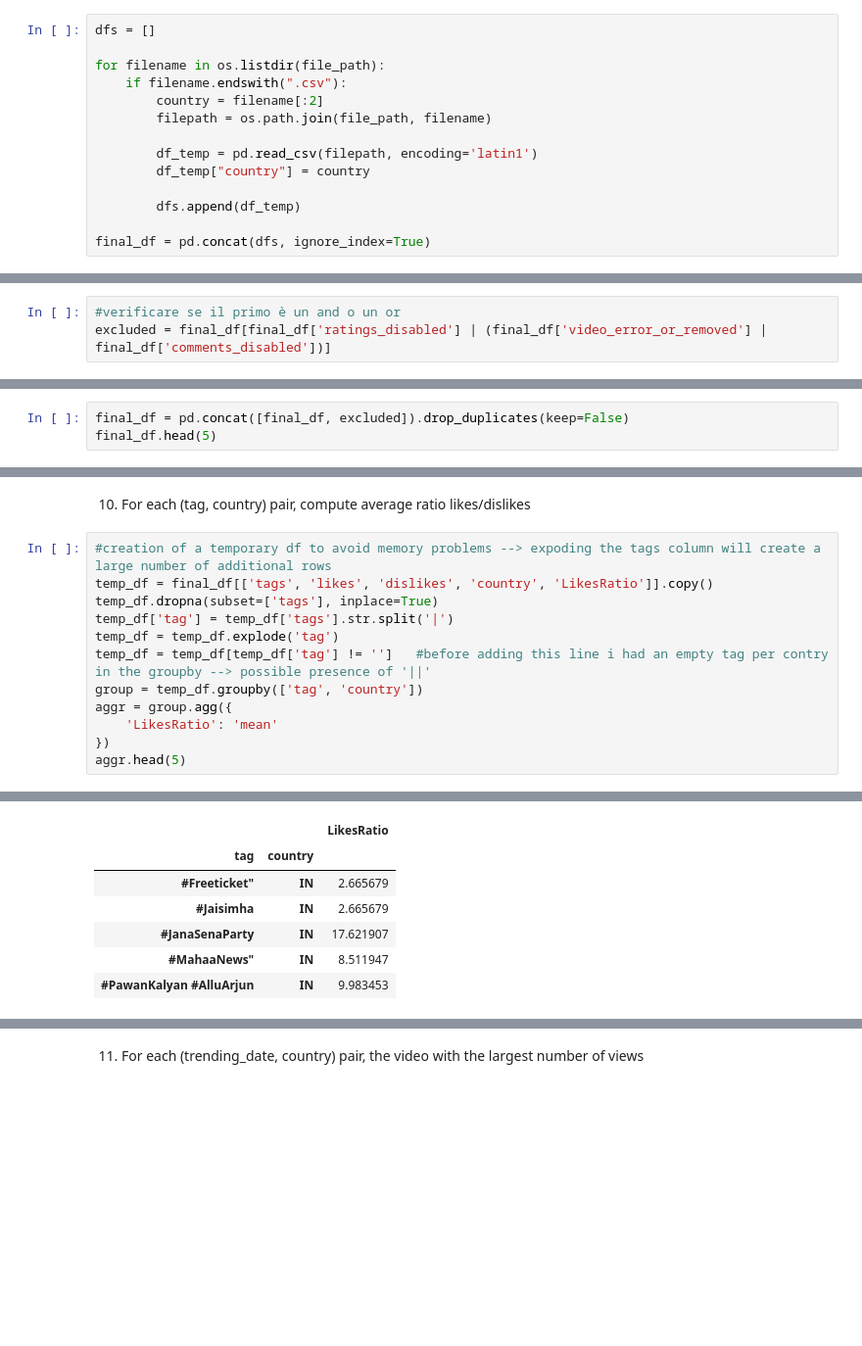
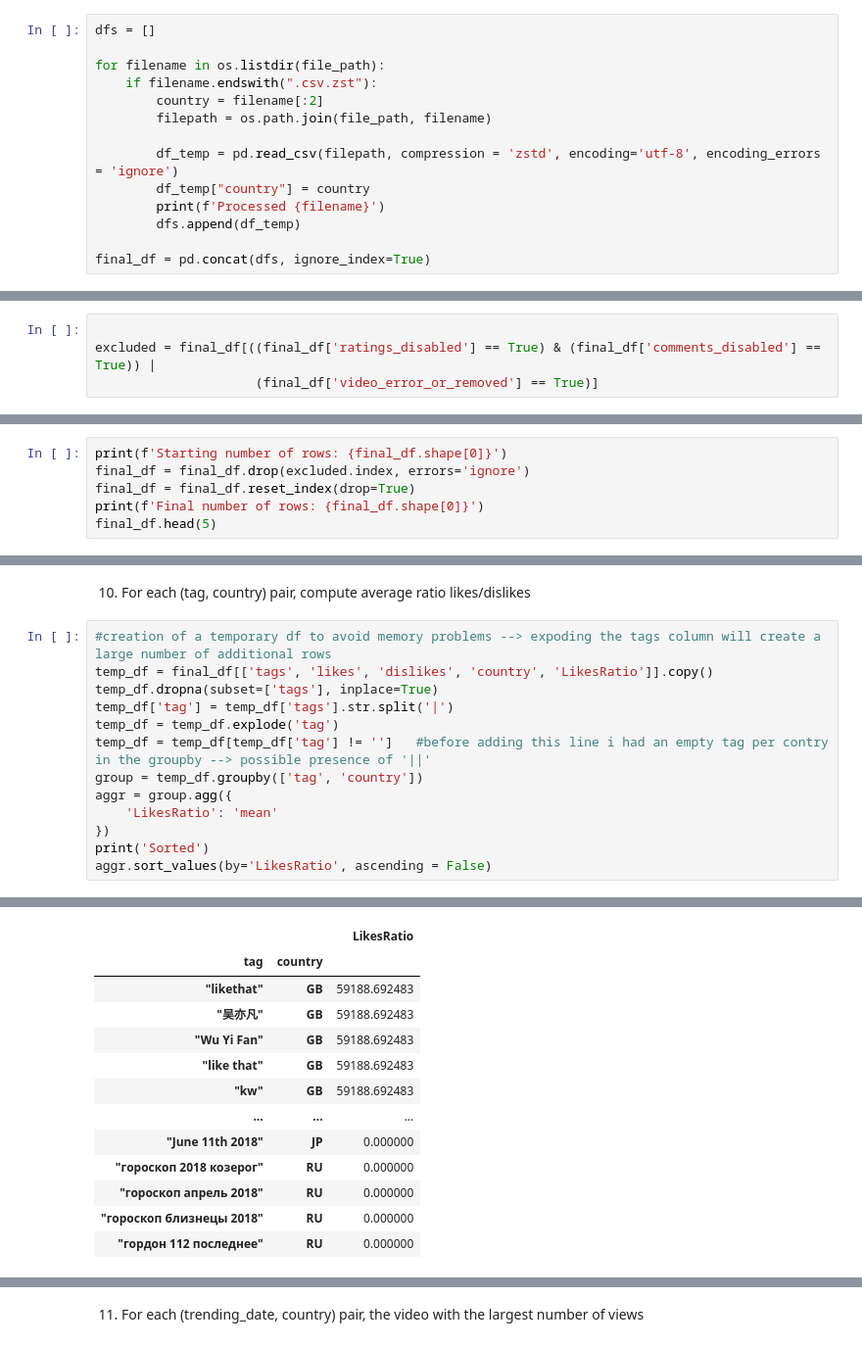
Before and after one commit to pietromaggioni/Foundation-of-Computer-Science-Project---UNIMIB, a Jupyter notebook: FCS-project.ipynb, the cells around one changed output, grey strips where cells are left out. Shown at 98% size. Cells and saved outputs as stored; diff of their text form; blank space fills up the shorter version.

```diff
--- a/FCS-project.ipynb
+++ b/FCS-project.ipynb
@@ -16,13 +16,13 @@ file_path = '/Users/pietro/Documents/Project/trendingYT'
 dfs = []
 
 for filename in os.listdir(file_path):
-    if filename.endswith(".csv"):
+    if filename.endswith(".csv.zst"):
         country = filename[:2]
         filepath = os.path.join(file_path, filename)
 
-        df_temp = pd.read_csv(filepath, encoding='latin1')
+        df_temp = pd.read_csv(filepath, compression = 'zstd', encoding='utf-8', encoding_errors = 'ignore')
         df_temp["country"] = country
-
+        print(f'Processed {filename}')
         dfs.append(df_temp)
 
 final_df = pd.concat(dfs, ignore_index=True)
@@ -89,5 +93,6 @@ channel_title
 # %% [markdown]
 4. Save all rows with disabled comments and disabled ratings, or that have video_error_or_removed in a new dataframe called excluded, and remove those rows from the original dataframe.
 # %%
-#verificare se il primo è un and o un or
-excluded = final_df[final_df['ratings_disabled'] | (final_df['video_error_or_removed'] | final_df['comments_disabled'])]
+
+excluded = final_df[((final_df['ratings_disabled'] == True) & (final_df['comments_disabled'] == True)) |
+                     (final_df['video_error_or_removed'] == True)]
@@ -103,4 +114,7 @@ excluded.head(5)
 # %%
-final_df = pd.concat([final_df, excluded]).drop_duplicates(keep=False)
+print(f'Starting number of rows: {final_df.shape[0]}')
+final_df = final_df.drop(excluded.index, errors='ignore')
+final_df = final_df.reset_index(drop=True)
+print(f'Final number of rows: {final_df.shape[0]}')
 final_df.head(5)
 # %% [output]
@@ -209,5 +242,6 @@ group = temp_df.groupby(['tag', 'country'])
 aggr = group.agg({
     'LikesRatio': 'mean'
 })
-aggr.head(5)
+print('Sorted')
+aggr.sort_values(by='LikesRatio', ascending = False)
 # %% [output]
@@ -214,7 +249,13 @@ aggr.head(5)
 |  |  | LikesRatio |
 | tag | country |  |
-| #Freeticket" | IN | 2.665679 |
-| #Jaisimha | IN | 2.665679 |
-| #JanaSenaParty | IN | 17.621907 |
-| #MahaaNews" | IN | 8.511947 |
-| #PawanKalyan #AlluArjun | IN | 9.983453 |
+| "likethat" | GB | 59188.692483 |
+| "吴亦凡" | GB | 59188.692483 |
+| "Wu Yi Fan" | GB | 59188.692483 |
+| "like that" | GB | 59188.692483 |
+| "kw" | GB | 59188.692483 |
+| ... | ... | ... |
+| "June 11th 2018" | JP | 0.000000 |
+| "гороскоп 2018 козерог" | RU | 0.000000 |
+| "гороскоп апрель 2018" | RU | 0.000000 |
+| "гороскоп близнецы 2018" | RU | 0.000000 |
+| "гордон 112 последнее" | RU | 0.000000 |
```
Also changed, not shown: parts of 25 cells of this notebook.
